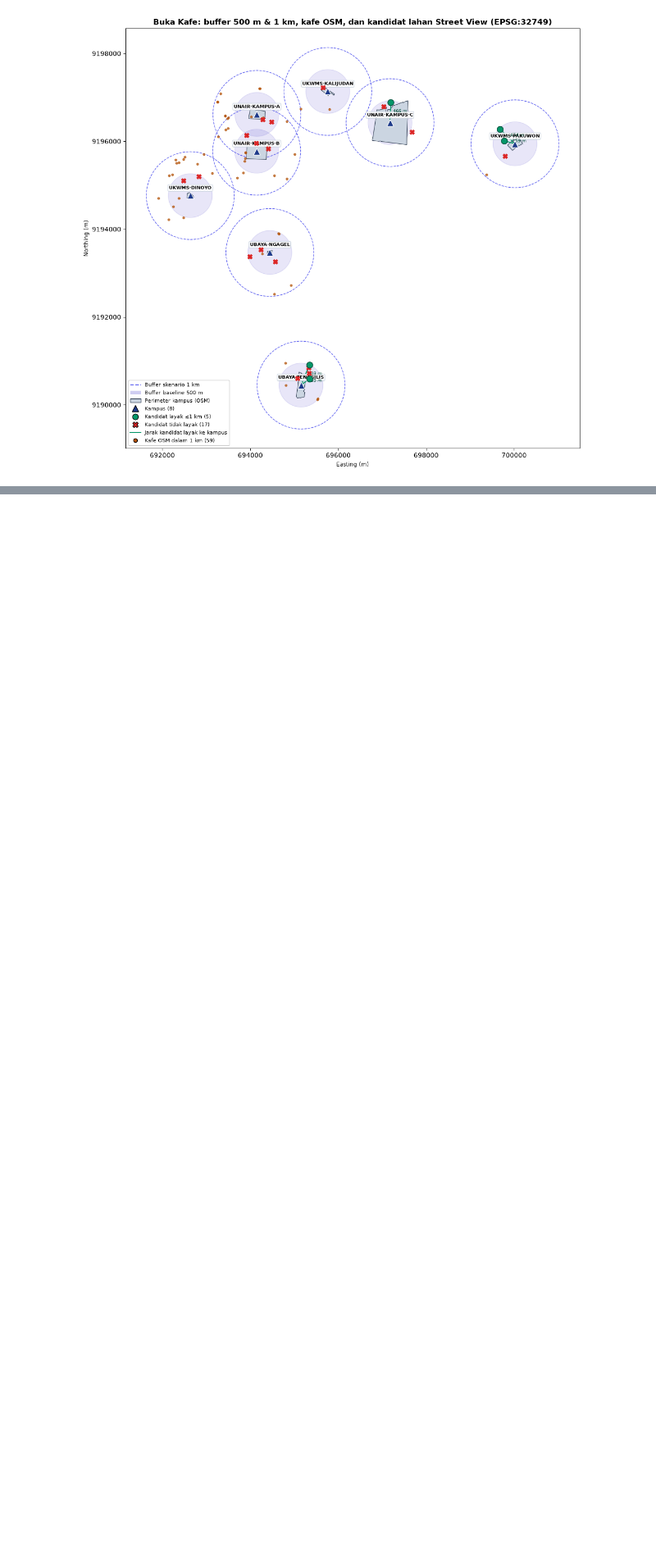
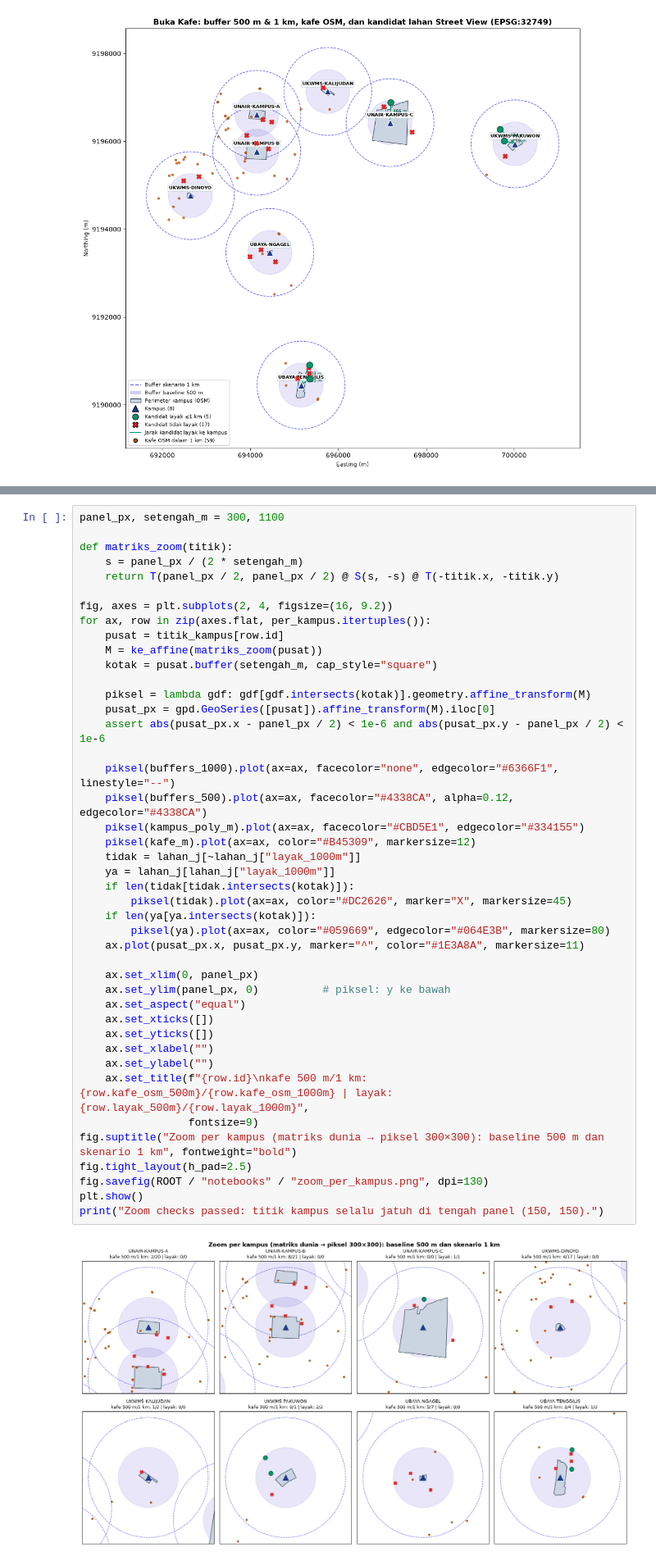
Before and after one commit to HDSH-Dharma/Comgraph-AFL-2, a Jupyter notebook: notebooks/analisis_geopandas.ipynb, the cells around one changed output, grey strips where cells are left out. Shown at 82% size. Drawn from its saved outputs; the diff is of its cells as text; blank space fills up the shorter version.

Commit message:
notebook GeoPandas: analisis lengkap + transformasi bermakna

```diff
--- a/notebooks/analisis_geopandas.ipynb
+++ b/notebooks/analisis_geopandas.ipynb
@@ -590,0 +683,45 @@ Transformation checks passed.
+# %%
+panel_px, setengah_m = 300, 1100
+
+def matriks_zoom(titik):
+    s = panel_px / (2 * setengah_m)
+    return T(panel_px / 2, panel_px / 2) @ S(s, -s) @ T(-titik.x, -titik.y)
+
+fig, axes = plt.subplots(2, 4, figsize=(16, 9.2))
+for ax, row in zip(axes.flat, per_kampus.itertuples()):
+    pusat = titik_kampus[row.id]
+    M = ke_affine(matriks_zoom(pusat))
+    kotak = pusat.buffer(setengah_m, cap_style="square")
+
+    piksel = lambda gdf: gdf[gdf.intersects(kotak)].geometry.affine_transform(M)
+    pusat_px = gpd.GeoSeries([pusat]).affine_transform(M).iloc[0]
+    assert abs(pusat_px.x - panel_px / 2) < 1e-6 and abs(pusat_px.y - panel_px / 2) < 1e-6
+
+    piksel(buffers_1000).plot(ax=ax, facecolor="none", edgecolor="#6366F1", linestyle="--")
+    piksel(buffers_500).plot(ax=ax, facecolor="#4338CA", alpha=0.12, edgecolor="#4338CA")
+    piksel(kampus_poly_m).plot(ax=ax, facecolor="#CBD5E1", edgecolor="#334155")
+    piksel(kafe_m).plot(ax=ax, color="#B45309", markersize=12)
+    tidak = lahan_j[~lahan_j["layak_1000m"]]
+    ya = lahan_j[lahan_j["layak_1000m"]]
+    if len(tidak[tidak.intersects(kotak)]):
+        piksel(tidak).plot(ax=ax, color="#DC2626", marker="X", markersize=45)
+    if len(ya[ya.intersects(kotak)]):
+        piksel(ya).plot(ax=ax, color="#059669", edgecolor="#064E3B", markersize=80)
+    ax.plot(pusat_px.x, pusat_px.y, marker="^", color="#1E3A8A", markersize=11)
+
+    ax.set_xlim(0, panel_px)
+    ax.set_ylim(panel_px, 0)          # piksel: y ke bawah
+    ax.set_aspect("equal")
+    ax.set_xticks([])
+    ax.set_yticks([])
+    ax.set_xlabel("")
+    ax.set_ylabel("")
+    ax.set_title(f"{row.id}\nkafe 500 m/1 km: {row.kafe_osm_500m}/{row.kafe_osm_1000m} | layak: {row.layak_500m}/{row.layak_1000m}",
+                 fontsize=9)
+fig.suptitle("Zoom per kampus (matriks dunia → piksel 300×300): baseline 500 m dan skenario 1 km", fontweight="bold")
+fig.tight_layout(h_pad=2.5)
+fig.savefig(ROOT / "notebooks" / "zoom_per_kampus.png", dpi=130)
+plt.show()
+print("Zoom checks passed: titik kampus selalu jatuh di tengah panel (150, 150).")
+# %% [output]
+[figure, added]
```
Also changed, not shown: parts of 18 cells of this notebook, 3 other files.
